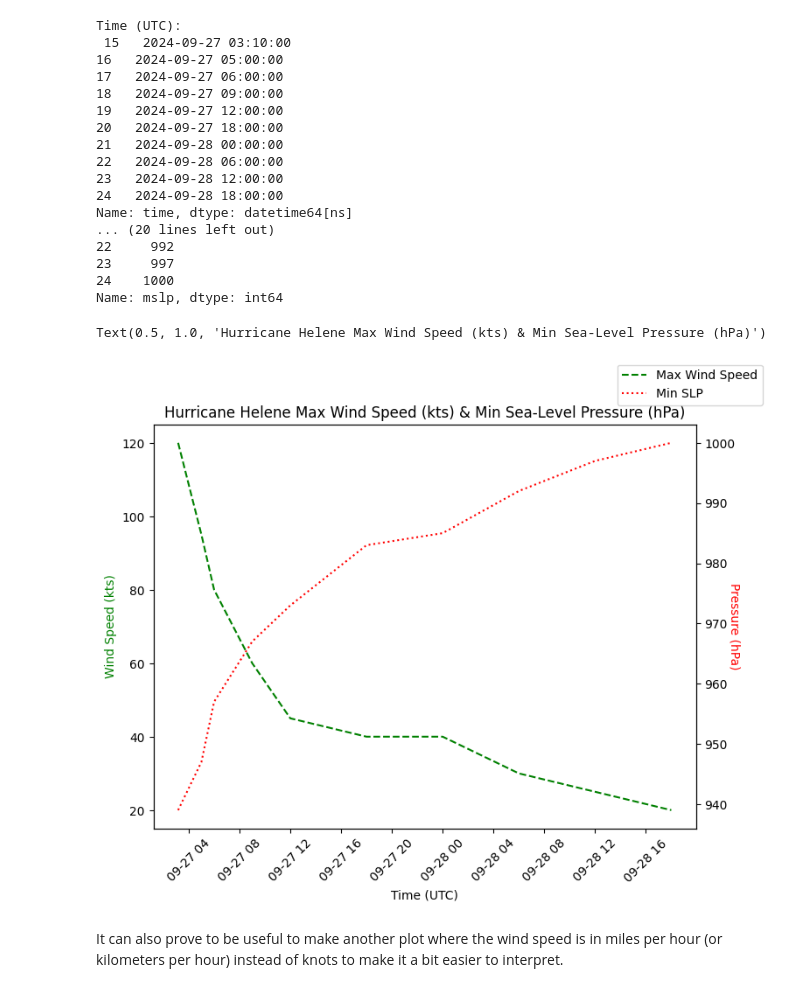
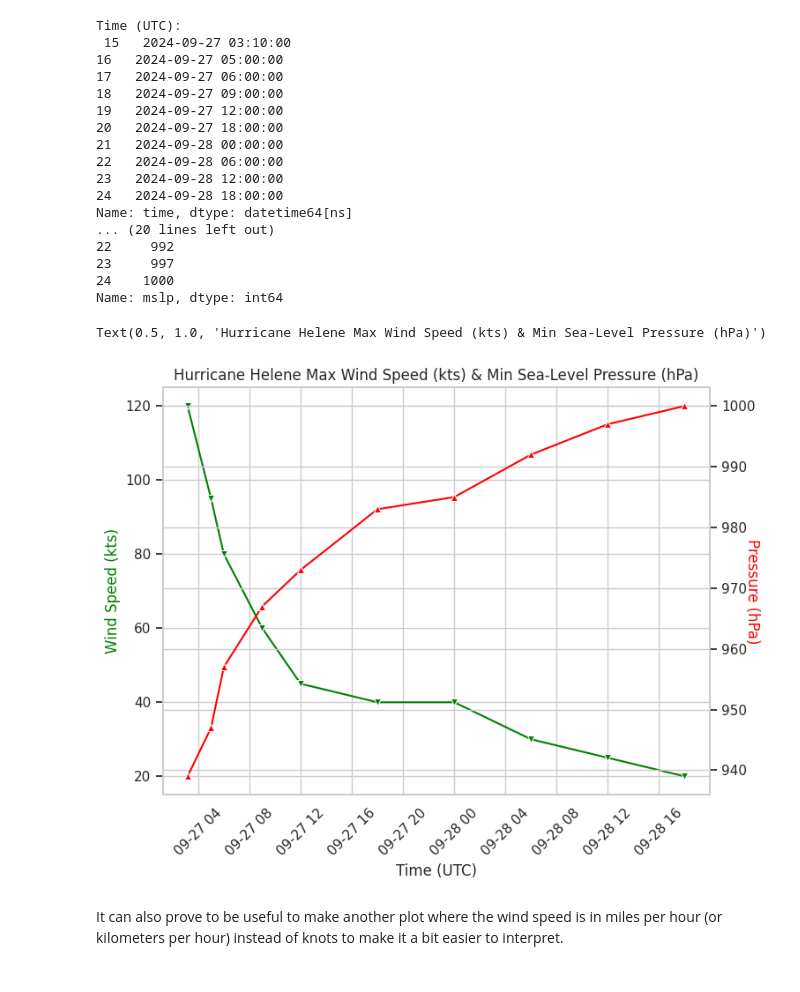
Before and after one commit to DAES433533/bluegreen, a Jupyter notebook: notebooks/Helene_Landfall_1.ipynb, the cells around one changed output. Saved outputs shown, nothing was run; the diff lists cells and outputs as text; code cells hidden in the pictures.

```diff
--- a/notebooks/Helene_Landfall_1.ipynb
+++ b/notebooks/Helene_Landfall_1.ipynb
@@ -161,20 +162,24 @@ Name: time, dtype: datetime64[ns]
 23     997
 24    1000
 Name: mslp, dtype: int64
-# %%
-fig, ax1 = plt.subplots(figsize=(8,6))
-ax2 = ax1.twinx()
-ax1.plot(time, vmax, label="Max Wind Speed", color='green', linestyle='--')
-ax2.plot(time, mslp, label="Min SLP", color='red', linestyle=':')
-ax1.tick_params(axis='x', labelrotation=45)
-ax1.set_xlabel("Time (UTC)")
-ax1.set_ylabel("Wind Speed (kts)", color='green')
-ax2.set_ylabel("Pressure (hPa)", color='red', rotation=270)
-fig.legend()
-plt.title("Hurricane Helene Max Wind Speed (kts) & Min Sea-Level Pressure (hPa)")
-# %% [output]
-Text(0.5, 1.0, 'Hurricane Helene Max Wind Speed (kts) & Min Sea-Level Pressure (hPa)')
-[figure, removed]
+# %%
+vmax_mslp_data = pd.DataFrame(time, vmax, mslp)
+
+sns.set_theme(style='whitegrid')
+fig, ax1 = plt.subplots(figsize=(8, 6))
+ax2 = ax1.twinx()
+
+sns.lineplot(data=vmax_mslp_data, x=time, y=vmax, color='green', marker='v', ax=ax1)
+sns.lineplot(data=vmax_mslp_data, x=time, y=mslp, color='red', marker='^', ax=ax2)
+
+ax1.tick_params(axis='x', labelrotation=45)
+ax1.set_xlabel("Time (UTC)")
+ax1.set_ylabel("Wind Speed (kts)", color='green')
+ax2.set_ylabel("Pressure (hPa)", color='red', rotation=270)
+plt.title("Hurricane Helene Max Wind Speed (kts) & Min Sea-Level Pressure (hPa)")
+# %% [output]
+Text(0.5, 1.0, 'Hurricane Helene Max Wind Speed (kts) & Min Sea-Level Pressure (hPa)')
+[figure, added]
 # %% [markdown]
 It can also prove to be useful to make another plot where the wind speed is in miles per hour (or kilometers per hour) instead of knots to make it a bit easier to interpret.
 # %%
```
Also changed, not shown: parts of 15 cells of this notebook, 5 other files.
